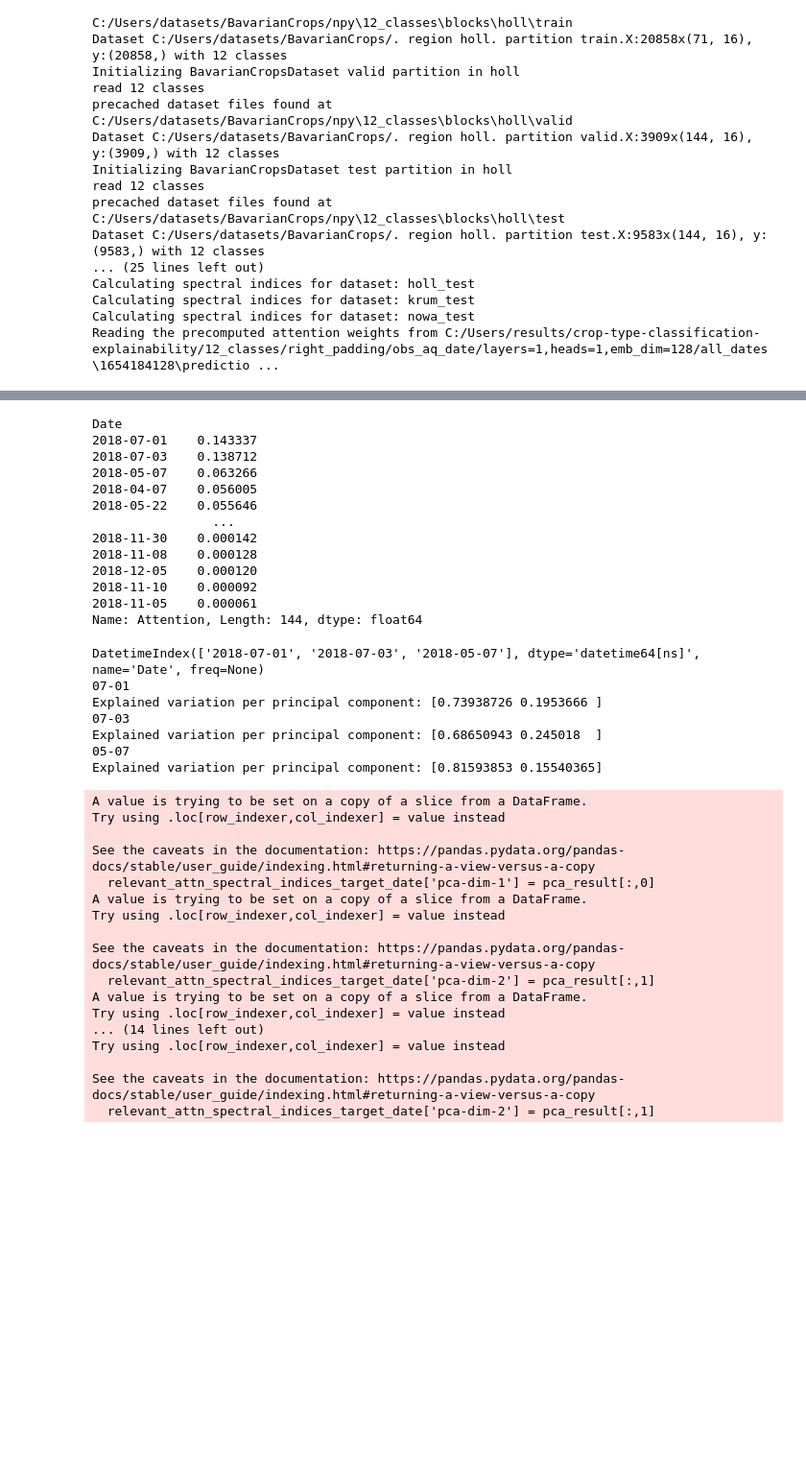
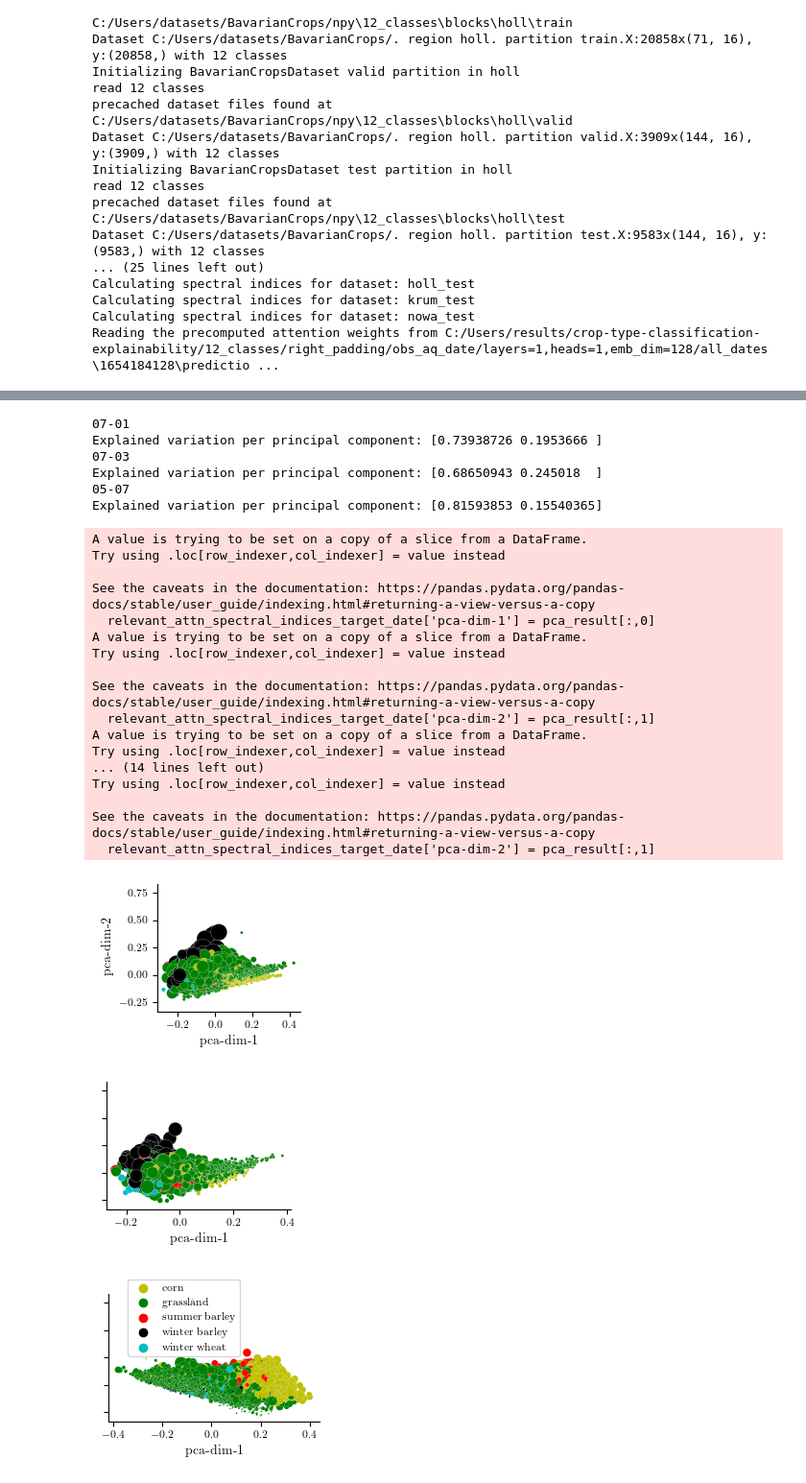
Before and after one commit to IvicaObadic/crop-type-classification-explainability, a Jupyter notebook: notebooks/explaining_attention_weights_patterns.ipynb, the cells around one changed output, grey strips where cells are left out. Shown at 96% size. Drawn from its saved outputs; the diff is of its cells as text; code cells hidden in the pictures; blank space fills up the shorter version.

```diff
--- a/notebooks/explaining_attention_weights_patterns.ipynb
+++ b/notebooks/explaining_attention_weights_patterns.ipynb
@@ -83,18 +83,18 @@ Calculating spectral indices for dataset: nowa_test
 Reading the precomputed attention weights from C:/Users/results/crop-type-classification-explainability/12_classes/right_padding/obs_aq_date/layers=1,heads=1,emb_dim=128/all_dates\1654184128\predictio ...
 # %%
 plt.rcParams.update(attn_weight_matrix_viz_fonts)
-attn_weights_for_parcel = get_parcel_attn_weights(base_model_path, "all_dates","1654184128", "71456779")
+attn_weights_for_parcel = get_parcel_attn_weights(base_model_path, "all_dates","1654184128", "71529070")
 attn_weights_for_parcel.index = attn_weights_for_parcel.index.map(lambda x: datetime.datetime(2018, int(x.split('-')[1]), int(x.split('-')[0])))
 attn_weights_for_parcel.index = attn_weights_for_parcel.index.map(lambda x: x.strftime("%b. %d"))
 attn_weights_for_parcel.columns = attn_weights_for_parcel.columns.map(lambda x: datetime.datetime(2018, int(x.split('-')[1]), int(x.split('-')[0])))
 attn_weights_for_parcel.columns = attn_weights_for_parcel.columns.map(lambda x:  x.strftime("%b. %d"))
 
-fig_width = set_size(150)[0]
-fig, ax_attn_weights = plt.subplots(figsize=(fig_width, 2.5))
-ax_attn_weights = attn_weights_heatmap(attn_weights_for_parcel, ax_attn_weights, "binary", "Winter Barley", 18)
+fig_width = set_size(40)[0]
+fig, ax_attn_weights = plt.subplots(figsize=(fig_width, 0.28))
+ax_attn_weights = attn_weights_heatmap(attn_weights_for_parcel, ax_attn_weights, "Greens", "Winter Barley", 23)
 
 fig.tight_layout()
-plt.savefig(os.path.join(figures_base_path, '71456779_attn_weights.png'))
+plt.savefig(os.path.join(figures_base_path, '71529070_attn_weights.png'), dpi=400)
 # %%
 plt.rcParams.update(tex_fonts)
 plot_attn_weights(figures_base_path, temporal_attn_date_class_avg,  target_classes = ["grassland","corn", "summer barley", "winter wheat","winter barley"], y_plot_label="Temporal importance")
@@ -103,19 +103,3 @@ plot_attn_weights(figures_base_path, temporal_attn_date_class_avg,  target_class
-# %%
-sort_by_attention(temporal_attn_weights, "Attention")
-# %% [output]
-Date
-2018-07-01    0.143337
-2018-07-03    0.138712
-2018-05-07    0.063266
-2018-04-07    0.056005
-2018-05-22    0.055646
-                ...
-2018-11-30    0.000142
-2018-11-08    0.000128
-2018-12-05    0.000120
-2018-11-10    0.000092
-2018-11-05    0.000061
-Name: Attention, Length: 144, dtype: float64
 # %%
 num_dates_to_use = 3
 attn_with_signature = get_attn_and_signature_for_top_n_attention_dates(temporal_attn_weights, spectral_indices, num_dates=num_dates_to_use)
@@ -136,31 +120,69 @@ for i, target_date in enumerate(top_attention_dates.index):
     relevant_attn_spectral_indices_target_date['pca-dim-1'] = pca_result[:,0]
     relevant_attn_spectral_indices_target_date['pca-dim-2'] = pca_result[:,1]
 
     attn_with_signature_and_pca_per_date.append(relevant_attn_spectral_indices_target_date)
 
+
 attn_with_signature_and_pca = pd.concat(attn_with_signature_and_pca_per_date)
+
+fig_widths = [set_size(167)[0], set_size(167)[0], set_size(186)[0]]
+x_min_value = min(attn_with_signature_and_pca["pca-dim-1"])
+x_max_value = max(attn_with_signature_and_pca["pca-dim-1"])
+y_min_value = min(attn_with_signature_and_pca["pca-dim-2"])
+y_max_value = max(attn_with_signature_and_pca["pca-dim-2"])
+
+for i, target_date in enumerate(top_attention_dates.index):
+    fig, ax = plt.subplots(figsize=(fig_widths[i], 2))
+    plot_data = attn_with_signature_and_pca.loc[attn_with_signature_and_pca["Date"] == target_date]
+    ax = sns.scatterplot(data=plot_data,
+                         x="pca-dim-1", y="pca-dim-2", hue="Crop type",
+                         size="Attention", sizes=(1, 200),
+                         palette=CROP_TYPE_COLOR_MAPPING, ax=ax)
+
+    ax_handles, ax_labels =  ax.get_legend_handles_labels()
+    ax.get_legend().remove()
+    ax.spines.right.set_visible(False)
+    ax.spines.top.set_visible(False)
+    ax.set_ylim(y_min_value - 0.05, y_max_value + 0.05)
+    if i > 0:
+         ax.set_ylabel('')
+         ax.set_yticklabels([])
+
+    if i == len(top_attention_dates.index) - 1:
+        #add only legend for the crop-types
+        ax_handles = ax_handles[1:6]
+        ax_labels = ax_labels[1:6]
+
+        legend_labels_sorted = sorted(ax_labels)
+        legend_handles_sorted = [ax_handles[ax_labels.index(x)] for x in legend_labels_sorted]
+        fig.legend(legend_handles_sorted, legend_labels_sorted, loc=1, bbox_to_anchor=(0.64, 1.03))
+
+    fig.tight_layout()
+    plt.savefig(os.path.join(figures_base_path, 'spectral_reflectances_{}.png'.format(target_date)), dpi=500)
 # %% [output]
-DatetimeIndex(['2018-07-01', '2018-07-03', '2018-05-07'], dtype='datetime64[ns]', name='Date', freq=None)
 07-01
 Explained variation per principal component: [0.73938726 0.1953666 ]
 07-03
 Explained variation per principal component: [0.68650943 0.245018  ]
 05-07
 Explained variation per principal component: [0.81593853 0.15540365]
 A value is trying to be set on a copy of a slice from a DataFrame.
 Try using .loc[row_indexer,col_indexer] = value instead
 
 See the caveats in the documentation: https://pandas.pydata.org/pandas-docs/stable/user_guide/indexing.html#returning-a-view-versus-a-copy
   relevant_attn_spectral_indices_target_date['pca-dim-1'] = pca_result[:,0]
 A value is trying to be set on a copy of a slice from a DataFrame.
 Try using .loc[row_indexer,col_indexer] = value instead
 
 See the caveats in the documentation: https://pandas.pydata.org/pandas-docs/stable/user_guide/indexing.html#returning-a-view-versus-a-copy
   relevant_attn_spectral_indices_target_date['pca-dim-2'] = pca_result[:,1]
 A value is trying to be set on a copy of a slice from a DataFrame.
 Try using .loc[row_indexer,col_indexer] = value instead
 ... (14 lines left out)
 Try using .loc[row_indexer,col_indexer] = value instead
 
 See the caveats in the documentation: https://pandas.pydata.org/pandas-docs/stable/user_guide/indexing.html#returning-a-view-versus-a-copy
   relevant_attn_spectral_indices_target_date['pca-dim-2'] = pca_result[:,1]
+[figure, added]
+[figure, added]
+[figure, added]
```
Also changed, not shown: parts of 7 cells of this notebook, 10 other files.
